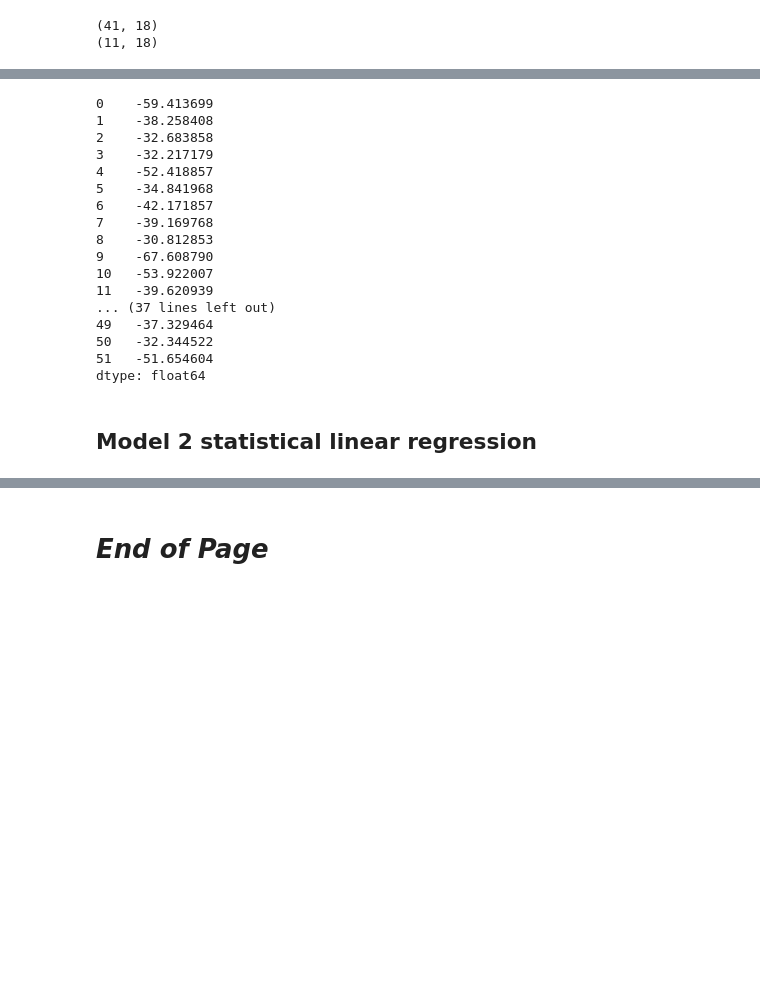
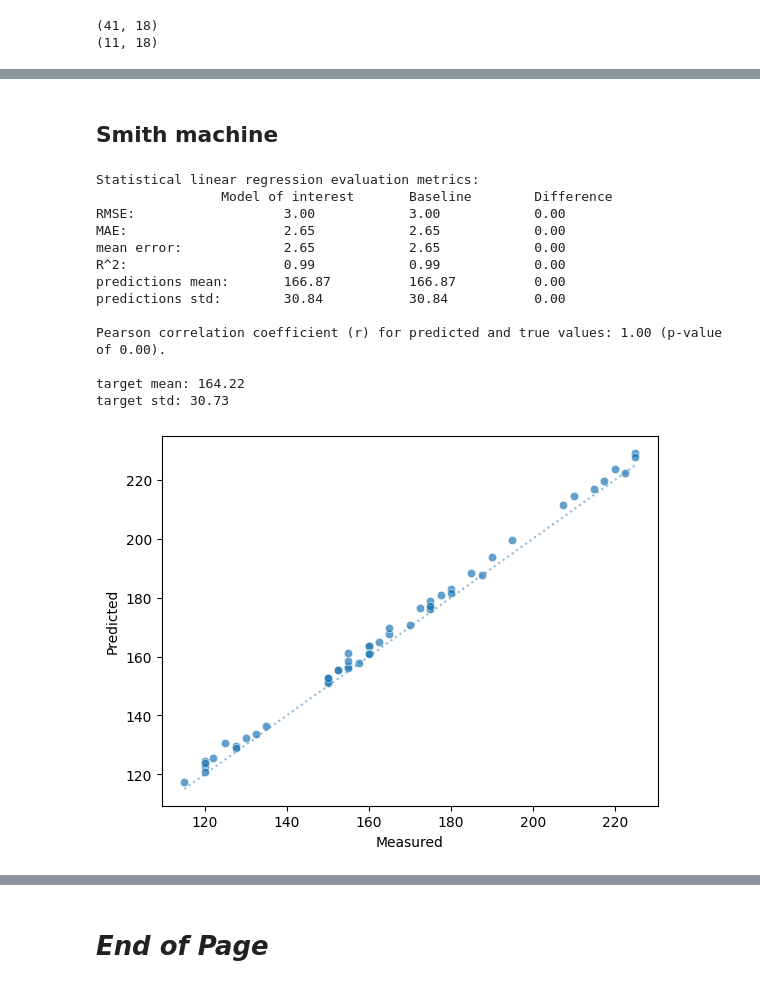
Before and after one commit to silvhua/lighthouse-capstone-project, a Jupyter notebook: notebooks/2022-11-20 EDA and linear regression.ipynb, the cells around one changed output, grey strips where cells are left out. Saved outputs shown, nothing was run; the diff lists cells and outputs as text; code cells hidden in the pictures; blank space fills up the shorter version.

Commit message:
compare machine learning linear regression with statistical linear regression

```diff
--- a/notebooks/2022-11-20 EDA and linear regression.ipynb
+++ b/notebooks/2022-11-20 EDA and linear regression.ipynb
@@ -1146,31 +1150,3 @@ df_sm2.head()
 | 2 | 19.0 | 60.8 | 165.0 | 30.0 | 60.0 | 90.0 | 120.0 | 135.0 | 150.0 | ... |
 | 3 | 21.0 | 58.4 | 172.0 | 24.0 | 48.0 | 72.0 | 96.0 | 108.0 | 120.0 | ... |
 | 4 | 20.0 | 82.3 | 185.0 | 35.0 | 70.0 | 105.0 | 140.0 | 157.5 | 175.0 | ... |
-# %%
-def stat_modelling(df):
-    y_pred_stat = (1/df['slope']) * df['100%MV'] + 1/df['intercept']
-    y_test = df['Load-1RM-1']
-    print(y_pred_stat)
-    # eval_statmodel_fig = compare_ml_stat(y_test, y_pred_stat, y_pred_stat, model_name='regressor',plot=True)
-
-stat_modelling(df_sm2)
-# %% [output]
-0    -59.413699
-1    -38.258408
-2    -32.683858
-3    -32.217179
-4    -52.418857
-5    -34.841968
-6    -42.171857
-7    -39.169768
-8    -30.812853
-9    -67.608790
-10   -53.922007
-11   -39.620939
-... (37 lines left out)
-49   -37.329464
-50   -32.344522
-51   -51.654604
-dtype: float64
-# %% [markdown]
-## Model 2 statistical linear regression
@@ -1182,0 +1153,34 @@ eval_statmodel_fig1 = compare_ml_stat(y_test, y_pred, y_pred_stat, model_name='r
+# %% [markdown]
+## Smith machine
+# %%
+def stat_modelling(df, model_name='regressor', mvt='individual'):
+
+    """
+    Run statistical modelling and compare results with that obtained from model 1 (LV_slope) * MVT + LV_intercept
+    """
+    y_pred_stat = df['slope'] * df['100%MV'] + df['intercept']
+    if mvt=='individual':
+        y_pred = y_pred_stat
+    elif mvt=='group':
+        y_pred = df['slope'] * df['group MVT'] + df['intercept']
+    y_test = df['Load-1RM-1']
+    fig = compare_ml_stat(y_test, y_pred, y_pred_stat, model_name=model_name, plot=True)
+    return y_pred_stat, fig
+
+y_pred_stat, eval_statmodel1_fig = stat_modelling(df_sm2, model_name='Statistical linear regression');
+eval_statmodel1_fig.figure.savefig('../output/figures/model1.png')
+# %% [output]
+Statistical linear regression evaluation metrics:
+                Model of interest       Baseline        Difference
+RMSE:                   3.00            3.00            0.00
+MAE:                    2.65            2.65            0.00
+mean error:             2.65            2.65            0.00
+R^2:                    0.99            0.99            0.00
+predictions mean:       166.87          166.87          0.00
+predictions std:        30.84           30.84           0.00
+
+Pearson correlation coefficient (r) for predicted and true values: 1.00 (p-value of 0.00).
+
+target mean: 164.22
+target std: 30.73
+[figure, added]
```
Also changed, not shown: parts of 23 cells of this notebook.
